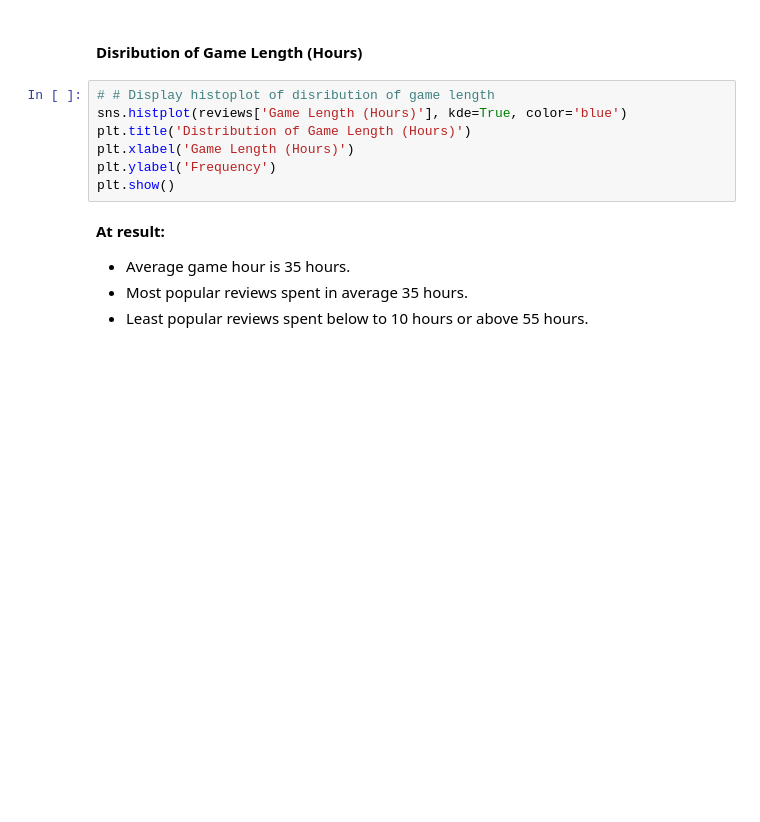
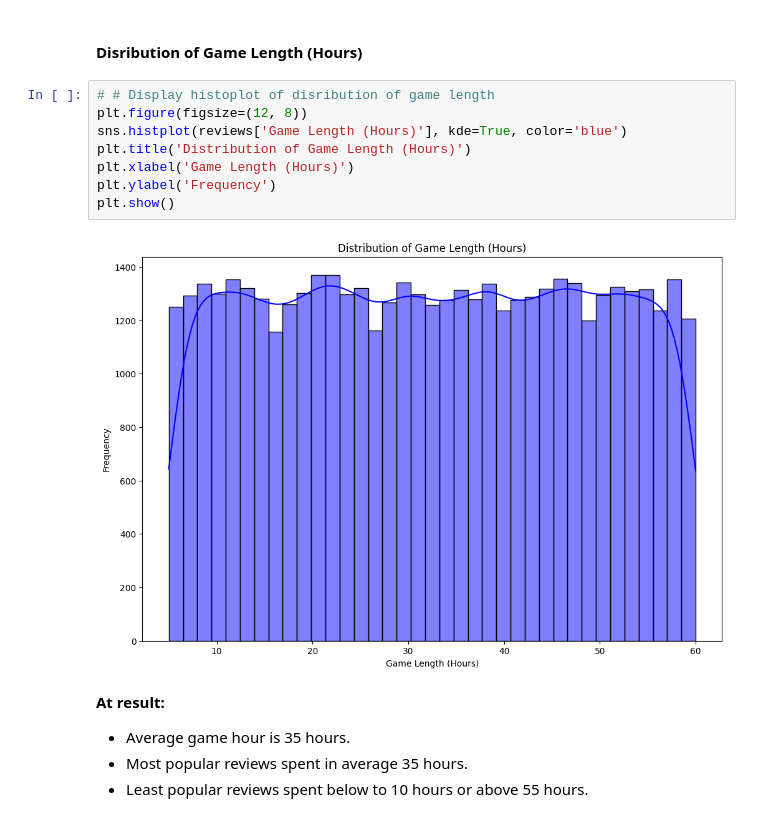
Before and after one commit to IrronRoman19/final-project-data, a Jupyter notebook: eda-project-tovtech-video-game-reviews.ipynb, the cells around one changed output. Saved outputs shown, nothing was run; the diff lists cells and outputs as text; blank space fills up the shorter version.

```diff
--- a/eda-project-tovtech-video-game-reviews.ipynb
+++ b/eda-project-tovtech-video-game-reviews.ipynb
@@ -440,11 +617,14 @@ plt.show()
 #### Disribution of Game Length (Hours)
 # %%
 # # Display histoplot of disribution of game length
+plt.figure(figsize=(12, 8))
 sns.histplot(reviews['Game Length (Hours)'], kde=True, color='blue')
 plt.title('Distribution of Game Length (Hours)')
 plt.xlabel('Game Length (Hours)')
 plt.ylabel('Frequency')
 plt.show()
+# %% [output]
+[figure, added]
 # %% [markdown]
 **At result:**
 * Average game hour is 35 hours.
```
Also changed, not shown: parts of 32 cells of this notebook.
